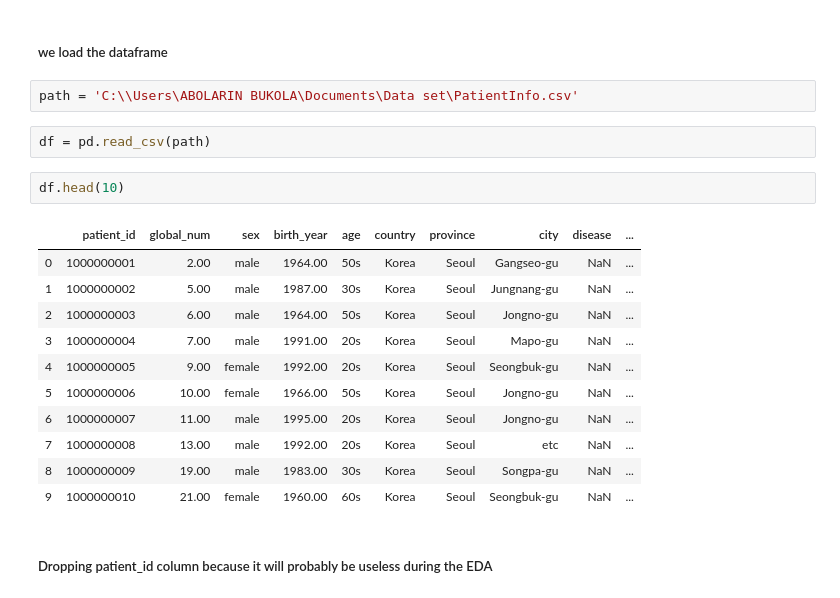
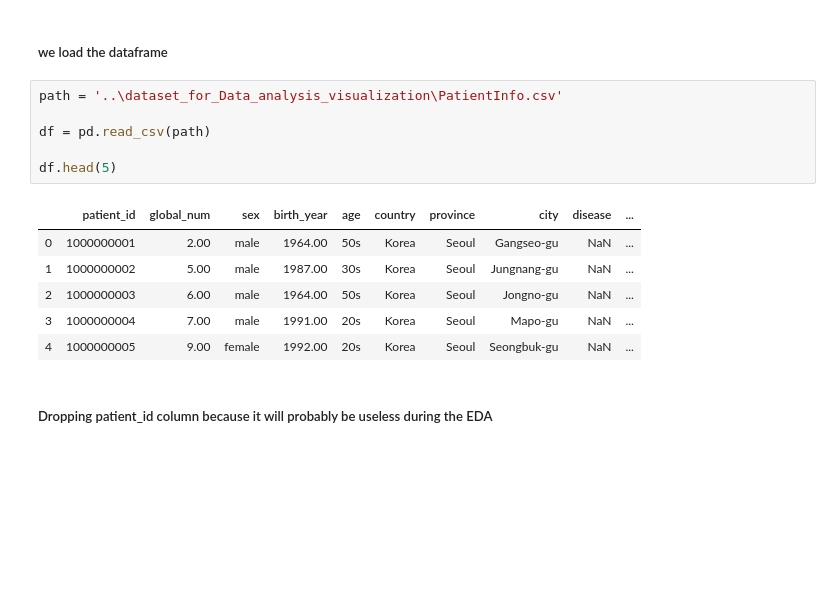
Before and after one commit to bukolastella/Data-Science, a Jupyter notebook: Data Analysis and Visualization/COVID19.ipynb, the cells around one changed output. Drawn from its saved outputs; the diff is of its cells as text; blank space fills up the shorter version.

Commit message:
Sub folder for dataset

```diff
--- a/Data Analysis and Visualization/COVID19.ipynb
+++ b/Data Analysis and Visualization/COVID19.ipynb
@@ -18,24 +18,19 @@ plt.rc('text', color = '#282828')
 plt.rc('savefig', pad_inches = 0.3, dpi = 300)
 # %% [markdown]
 ##### we load the dataframe
-# %%
-path = 'C:\\Users\ABOLARIN BUKOLA\Documents\Data set\PatientInfo.csv'
-# %%
-df = pd.read_csv(path)
-# %%
-df.head(10)
-# %% [output]
-|  | patient_id | global_num | sex | birth_year | age | country | province | city | disease | ... |
-| 0 | 1000000001 | 2.00 | male | 1964.00 | 50s | Korea | Seoul | Gangseo-gu | NaN | ... |
-| 1 | 1000000002 | 5.00 | male | 1987.00 | 30s | Korea | Seoul | Jungnang-gu | NaN | ... |
-| 2 | 1000000003 | 6.00 | male | 1964.00 | 50s | Korea | Seoul | Jongno-gu | NaN | ... |
-| 3 | 1000000004 | 7.00 | male | 1991.00 | 20s | Korea | Seoul | Mapo-gu | NaN | ... |
-| 4 | 1000000005 | 9.00 | female | 1992.00 | 20s | Korea | Seoul | Seongbuk-gu | NaN | ... |
-| 5 | 1000000006 | 10.00 | female | 1966.00 | 50s | Korea | Seoul | Jongno-gu | NaN | ... |
-| 6 | 1000000007 | 11.00 | male | 1995.00 | 20s | Korea | Seoul | Jongno-gu | NaN | ... |
-| 7 | 1000000008 | 13.00 | male | 1992.00 | 20s | Korea | Seoul | etc | NaN | ... |
-| 8 | 1000000009 | 19.00 | male | 1983.00 | 30s | Korea | Seoul | Songpa-gu | NaN | ... |
-| 9 | 1000000010 | 21.00 | female | 1960.00 | 60s | Korea | Seoul | Seongbuk-gu | NaN | ... |
+# %%
+path = '..\dataset_for_Data_analysis_visualization\PatientInfo.csv'
+
+df = pd.read_csv(path)
+
+df.head(5)
+# %% [output]
+|  | patient_id | global_num | sex | birth_year | age | country | province | city | disease | ... |
+| 0 | 1000000001 | 2.00 | male | 1964.00 | 50s | Korea | Seoul | Gangseo-gu | NaN | ... |
+| 1 | 1000000002 | 5.00 | male | 1987.00 | 30s | Korea | Seoul | Jungnang-gu | NaN | ... |
+| 2 | 1000000003 | 6.00 | male | 1964.00 | 50s | Korea | Seoul | Jongno-gu | NaN | ... |
+| 3 | 1000000004 | 7.00 | male | 1991.00 | 20s | Korea | Seoul | Mapo-gu | NaN | ... |
+| 4 | 1000000005 | 9.00 | female | 1992.00 | 20s | Korea | Seoul | Seongbuk-gu | NaN | ... |
 # %% [markdown]
 ##### Dropping patient_id column because it will probably be useless during the EDA
 # %%
```
Also changed, not shown: 27 other files.
